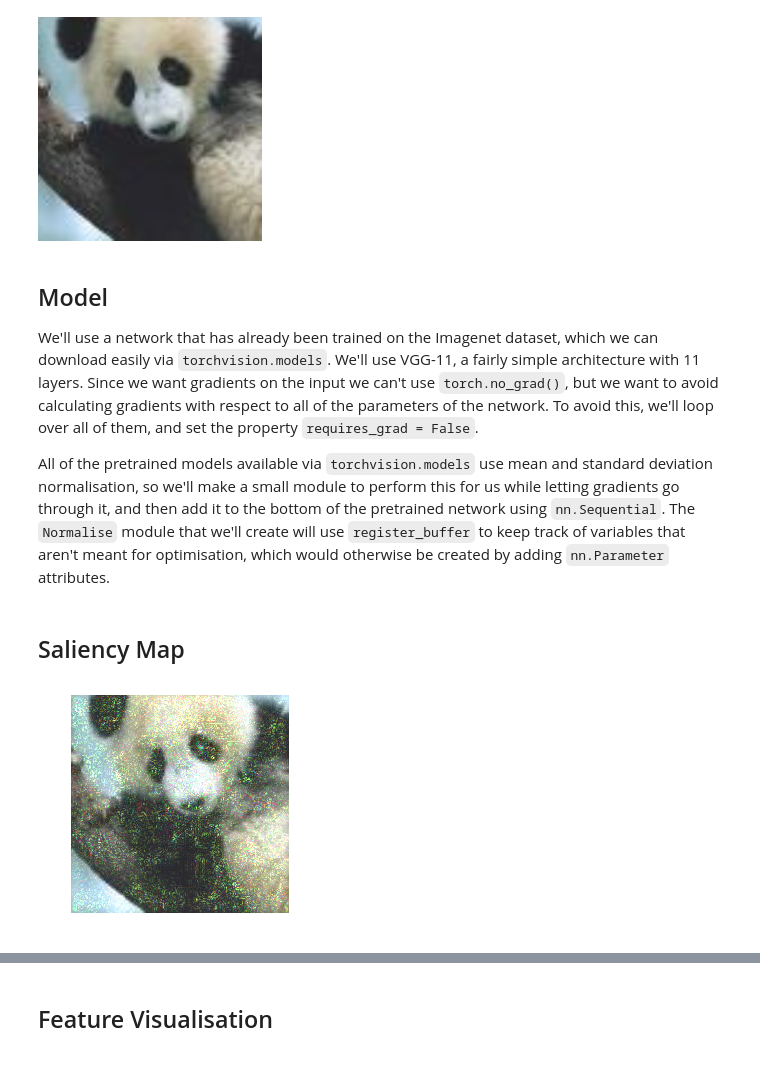
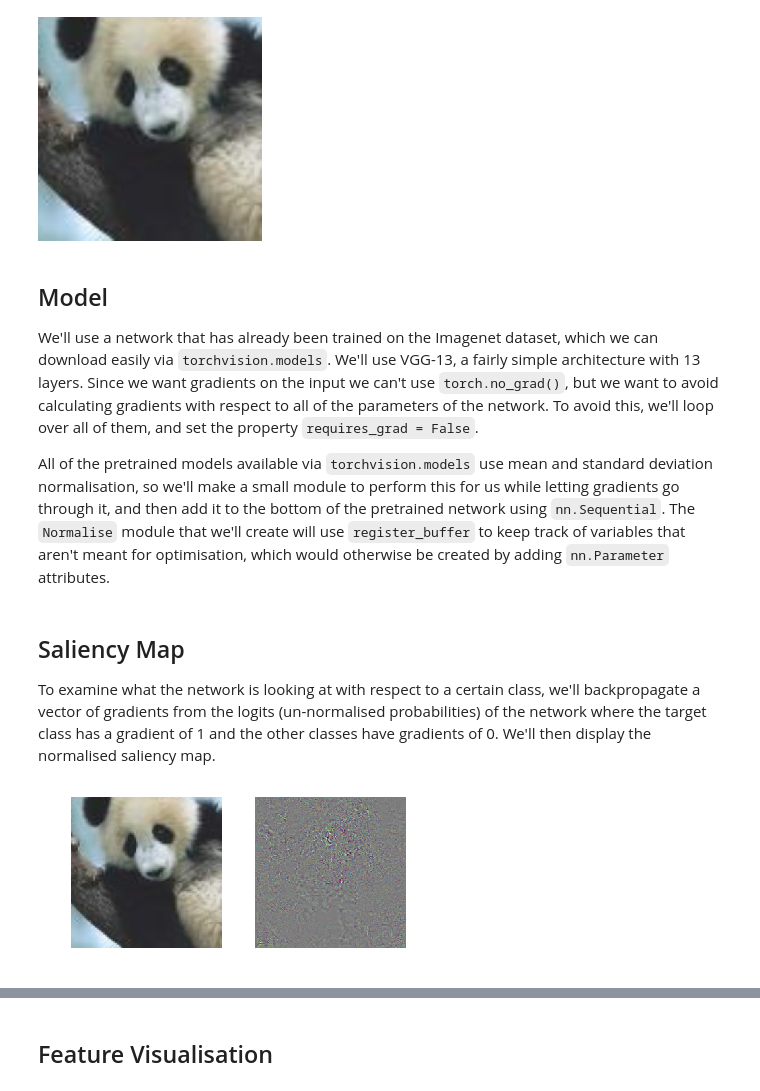
Before and after one commit to pukkapies/dl-imperial-maths, a Jupyter notebook: pytorch-tutorial/3. Saliency Maps, Feature Visualisation and Adversarial Examples.ipynb, the cells around one changed output, grey strips where cells are left out. Cells and saved outputs as stored; diff of their text form; code cells hidden in the pictures.

Commit message:
Add guided backprop and feature vis

```diff
--- a/pytorch-tutorial/3. Saliency Maps, Feature Visualisation and Adversarial Examples.ipynb
+++ b/pytorch-tutorial/3. Saliency Maps, Feature Visualisation and Adversarial Examples.ipynb
@@ -27,7 +27,7 @@ panda_class, truck_class = 388, 867
 # %% [markdown]
 ## Model
 
-We'll use a network that has already been trained on the Imagenet dataset, which we can download easily via `torchvision.models`. We'll use VGG-11, a fairly simple architecture with 11 layers. Since we want gradients on the input we can't use `torch.no_grad()`, but we want to avoid calculating gradients with respect to all of the parameters of the network. To avoid this, we'll loop over all of them, and set the property `requires_grad = False`.
+We'll use a network that has already been trained on the Imagenet dataset, which we can download easily via `torchvision.models`. We'll use VGG-13, a fairly simple architecture with 13 layers. Since we want gradients on the input we can't use `torch.no_grad()`, but we want to avoid calculating gradients with respect to all of the parameters of the network. To avoid this, we'll loop over all of them, and set the property `requires_grad = False`.
 
 All of the pretrained models available via `torchvision.models` use mean and standard deviation normalisation, so we'll make a small module to perform this for us while letting gradients go through it, and then add it to the bottom of the pretrained network using `nn.Sequential`. The `Normalise` module that we'll create will use `register_buffer` to keep track of variables that aren't meant for optimisation, which would otherwise be created by adding `nn.Parameter` attributes.
 # %%
@@ -41,26 +41,29 @@ class Normalise(nn.Module):
         return (img - self.mean_tensor) / self.std_dev_tensor
 
 
-model = models.vgg11(pretrained=True)
+model = models.vgg13(pretrained=True)
 for param in model.parameters():
     param.requires_grad = False
 model.eval()
 model = nn.Sequential(Normalise(), model)
-# %% [markdown]
-## Saliency Map
+# %% [markdown]
+## Saliency Map
+
+To examine what the network is looking at with respect to a certain class, we'll backpropagate a vector of gradients from the logits (un-normalised probabilities) of the network where the target class has a gradient of 1 and the other classes have gradients of 0. We'll then display the normalised saliency map.
 # %%
 x = torch.tensor(img, requires_grad=True)
 class_grads = torch.zeros(1, 1000)
 class_grads[0, panda_class] = 1
+white_bar = torch.ones(3, 224, 50)
 
 plt.axis('off')
 
 y = model(x)
 autograd.backward(y, class_grads)
-saliency = x.grad[0].abs()
-x.data += saliency
+saliency = x.grad[0]
+saliency = (saliency - saliency.min()) / (saliency.max() - saliency.min())
 
-display(plt.imshow(np.transpose(x[0].detach().numpy(), [1, 2, 0])))
+display(plt.imshow(np.transpose(torch.cat([img[0], white_bar, saliency], 2).numpy(), [1, 2, 0])))
 clear_output(wait=True)
 # %% [output]
-[figure, old version]
+[figure, new version]
```
Also changed, not shown: parts of 5 cells of this notebook.
